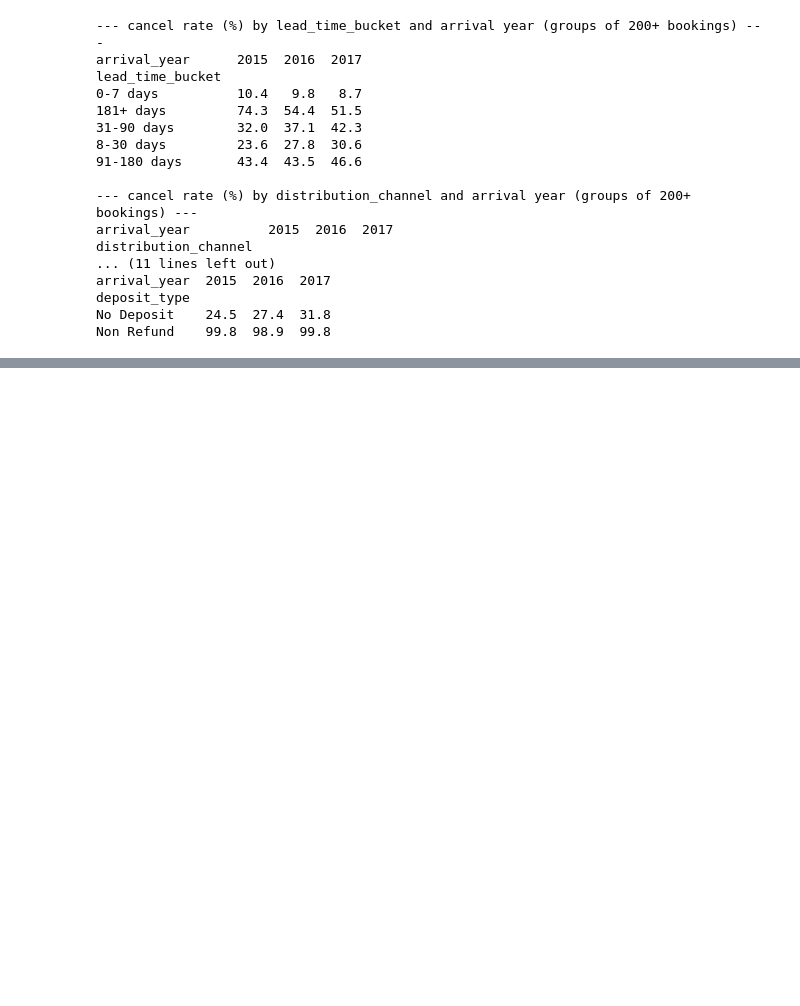
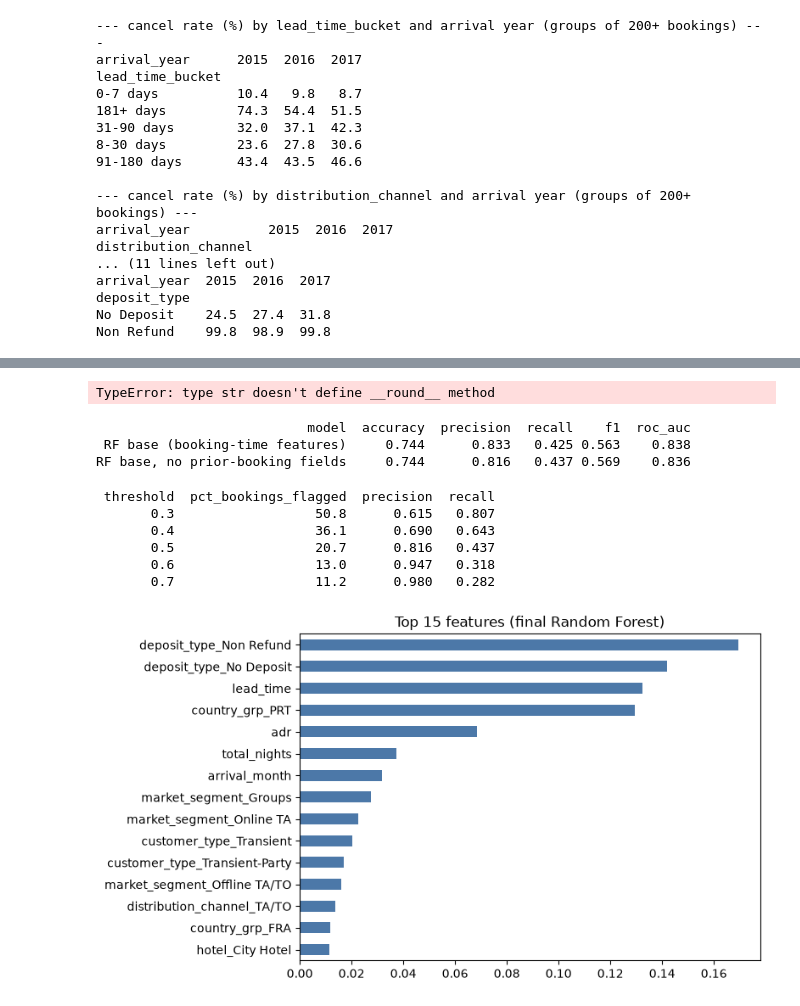
Before and after one commit to FranckDors/hotel-cancellation-analytics, a Jupyter notebook: notebooks/03_model.ipynb, the cells around one changed output, grey strips where cells are left out. Saved outputs shown, nothing was run; the diff lists cells and outputs as text; code cells hidden in the pictures; blank space fills up the shorter version.

```diff
--- a/notebooks/03_model.ipynb
+++ b/notebooks/03_model.ipynb
@@ -239,0 +284,44 @@ Non Refund    99.8  98.9  99.8
+# %%
+num_noprior = [c for c in NUMERIC if c not in ("previous_cancellations", "previous_bookings_not_canceled")]
+Xa, Xb = make_xy(num_noprior, CATEGORICAL, BOOLEAN)
+_, _, m_np = evaluate("RF base, no prior-booking fields", Xa, Xb, ytr, yte)
+print(pd.Series(m_np).round(3))
+# %% [output]
+TypeError: type str doesn't define __round__ method
+# %%
+print(pd.DataFrame([m_main, m_np]).round(3).to_string(index=False))
+# %% [output]
+                           model  accuracy  precision  recall    f1  roc_auc
+ RF base (booking-time features)     0.744      0.833   0.425 0.563    0.838
+RF base, no prior-booking fields     0.744      0.816   0.437 0.569    0.836
+# %%
+Xtr_f, Xte_f = make_xy(num_noprior, CATEGORICAL, BOOLEAN)
+rf_final, proba_final, m_final = evaluate("RF final (no prior-booking fields)",
+                                          Xtr_f, Xte_f, ytr, yte)
+
+rows_f = []
+for t in [0.3, 0.4, 0.5, 0.6, 0.7]:
+    pred = (proba_final >= t).astype(int)
+    rows_f.append({"threshold": t,
+                   "pct_bookings_flagged": round(100 * pred.mean(), 1),
+                   "precision": precision_score(yte, pred),
+                   "recall": recall_score(yte, pred)})
+print(pd.DataFrame(rows_f).round(3).to_string(index=False))
+
+imp = pd.Series(rf_final.feature_importances_, index=Xtr_f.columns).sort_values(ascending=False).head(15)
+fig, ax = plt.subplots(figsize=(7, 5))
+imp[::-1].plot.barh(ax=ax, color="#4C78A8")
+ax.set_title("Top 15 features (final Random Forest)")
+fig.savefig(DOCS / "feature_importance.png", dpi=150, bbox_inches="tight")
+plt.show()
+
+results = pd.concat([results, pd.DataFrame([m_final]).round(3)], ignore_index=True)
+results.to_csv(DOCS / "model_metrics.csv", index=False)
+# %% [output]
+ threshold  pct_bookings_flagged  precision  recall
+       0.3                  50.8      0.615   0.807
+       0.4                  36.1      0.690   0.643
+       0.5                  20.7      0.816   0.437
+       0.6                  13.0      0.947   0.318
+       0.7                  11.2      0.980   0.282
+[figure, added]
```
Also changed, not shown: parts of 1 cell of this notebook, 7 other files.
